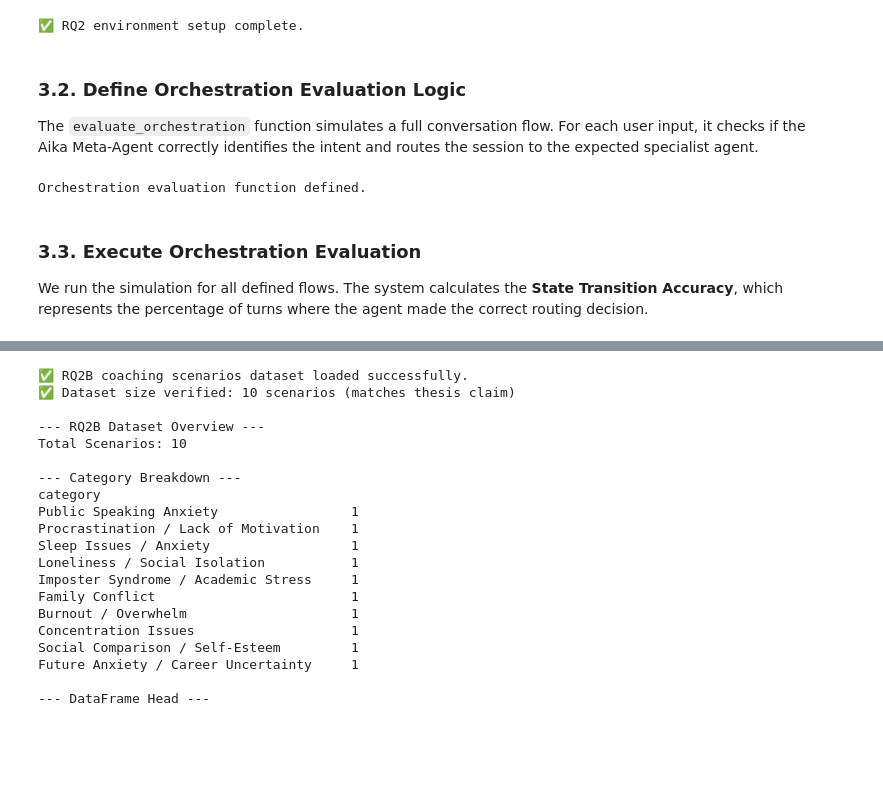
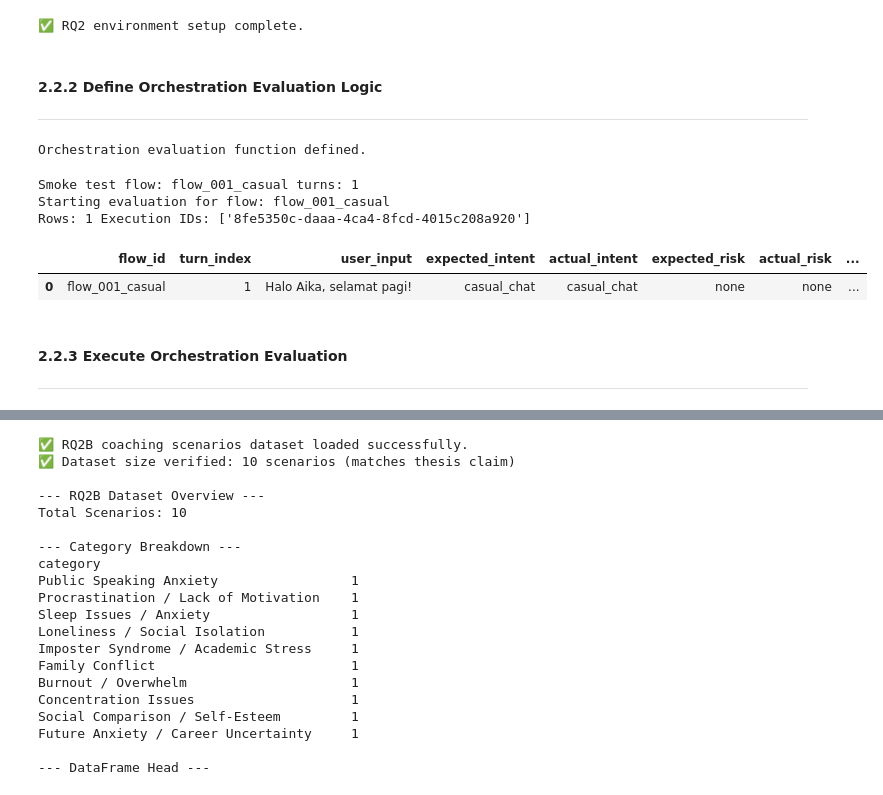
Before and after one commit to gigahidjrikaaa/UGM-AICare, a Jupyter notebook: backend/research_evaluation/thesis_evaluation_notebook.ipynb, the cells around one changed output, grey strips where cells are left out. Cells and saved outputs as stored; diff of their text form; code cells hidden in the pictures; blank space fills up the shorter version.

```diff
--- a/backend/research_evaluation/thesis_evaluation_notebook.ipynb
+++ b/backend/research_evaluation/thesis_evaluation_notebook.ipynb
@@ -1698,5 +1768,6 @@ print("✅ RQ2 environment setup complete.")
 # %% [output]
 ✅ RQ2 environment setup complete.
 # %% [markdown]
-### 3.2. Define Orchestration Evaluation Logic
-The `evaluate_orchestration` function simulates a full conversation flow. For each user input, it checks if the Aika Meta-Agent correctly identifies the intent and routes the session to the expected specialist agent.
+#### 2.2.2 Define Orchestration Evaluation Logic
+
+---
@@ -1934,7 +1951,29 @@ def evaluate_orchestration(flow: dict) -> tuple[list[dict], list[str]]:
 print("Orchestration evaluation function defined.")
 # %% [output]
 Orchestration evaluation function defined.
+# %%
+# --- RQ2-A SSE Smoke Test (single flow, 1 turn) ---
+from copy import deepcopy
+
+if "rq2_dataset" not in globals() or not rq2_dataset:
+    raise RuntimeError("rq2_dataset not loaded. Run Section 2.2.1 first.")
+
+flow0 = deepcopy(rq2_dataset[0])
+flow0["conversation"] = (flow0.get("conversation") or [])[:1]
+print("Smoke test flow:", flow0.get("flow_id"), "turns:", len(flow0.get("conversation") or []))
+
+rows, exec_ids = evaluate_orchestration(flow0)
+print("Rows:", len(rows), "Execution IDs:", exec_ids[:3])
+if rows:
+    display(pd.DataFrame(rows))
+# %% [output]
+Smoke test flow: flow_001_casual turns: 1
+Starting evaluation for flow: flow_001_casual
+Rows: 1 Execution IDs: ['8fe5350c-daaa-4ca4-8fcd-4015c208a920']
+|  | flow_id | turn_index | user_input | expected_intent | actual_intent | expected_risk | actual_risk | ... |
+| 0 | flow_001_casual | 1 | Halo Aika, selamat pagi! | casual_chat | casual_chat | none | none | ... |
 # %% [markdown]
-### 3.3. Execute Orchestration Evaluation
-We run the simulation for all defined flows. The system calculates the **State Transition Accuracy**, which represents the percentage of turns where the agent made the correct routing decision.
+#### 2.2.3 Execute Orchestration Evaluation
+
+---
 # %%
```
Also changed, not shown: parts of 106 cells of this notebook, 40 other files.
